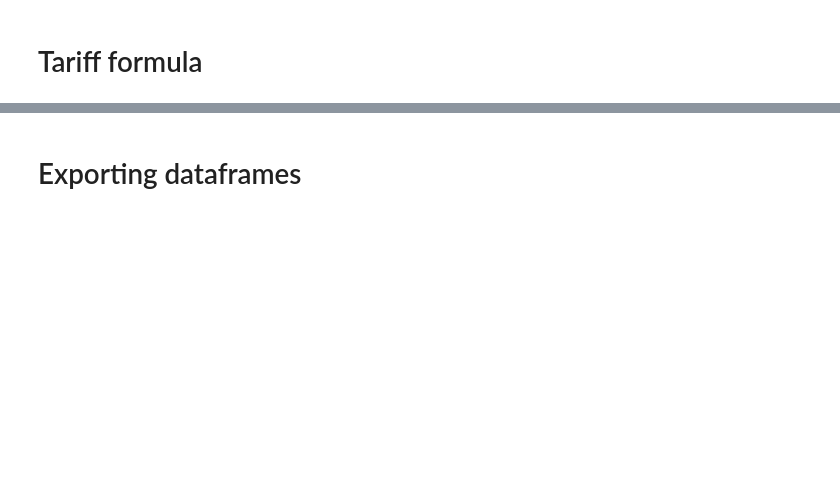
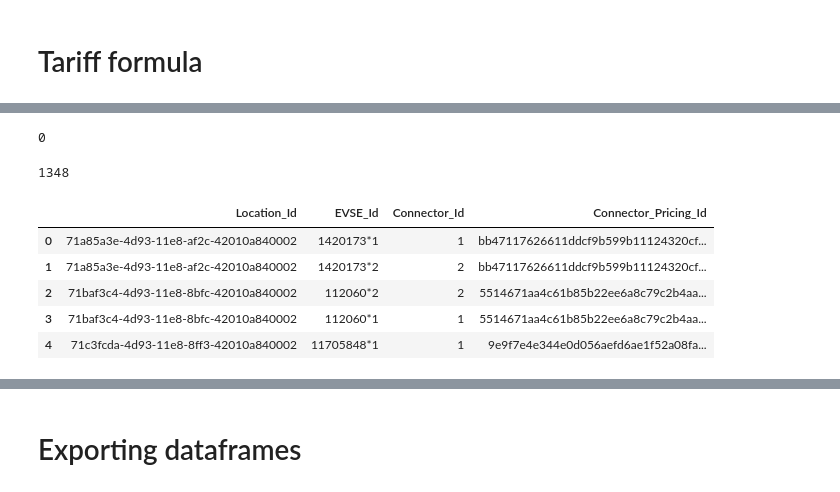
Before and after one commit to chavannep/EcoMovement_Bemo, a Jupyter notebook: Notebook_eval_EcoMovement.ipynb, the cells around one changed output, grey strips where cells are left out. Drawn from its saved outputs; the diff is of its cells as text; code cells hidden in the pictures; blank space fills up the shorter version.

```diff
--- a/Notebook_eval_EcoMovement.ipynb
+++ b/Notebook_eval_EcoMovement.ipynb
@@ -243,0 +555,17 @@ NameError: name 'data' is not defined
+# %%
+df_pricing[df_pricing.duplicated(subset=['Price_Id'], keep='first')].index.size
+# %% [output]
+0
+# %%
+df_pricing_id[df_pricing_id.duplicated(subset=['Connector_Pricing_Id'], keep='first')].index.size
+# %% [output]
+1348
+# %%
+df_pricing_id.head()
+# %% [output]
+|  | Location_Id | EVSE_Id | Connector_Id | Connector_Pricing_Id |
+| 0 | 71a85a3e-4d93-11e8-af2c-42010a840002 | 1420173*1 | 1 | bb47117626611ddcf9b599b11124320cf... |
+| 1 | 71a85a3e-4d93-11e8-af2c-42010a840002 | 1420173*2 | 2 | bb47117626611ddcf9b599b11124320cf... |
+| 2 | 71baf3c4-4d93-11e8-8bfc-42010a840002 | 112060*2 | 2 | 5514671aa4c61b85b22ee6a8c79c2b4aa... |
+| 3 | 71baf3c4-4d93-11e8-8bfc-42010a840002 | 112060*1 | 1 | 5514671aa4c61b85b22ee6a8c79c2b4aa... |
+| 4 | 71c3fcda-4d93-11e8-8ff3-42010a840002 | 11705848*1 | 1 | 9e9f7e4e344e0d056aefd6ae1f52a08fa... |
```
Also changed, not shown: parts of 43 cells of this notebook.
